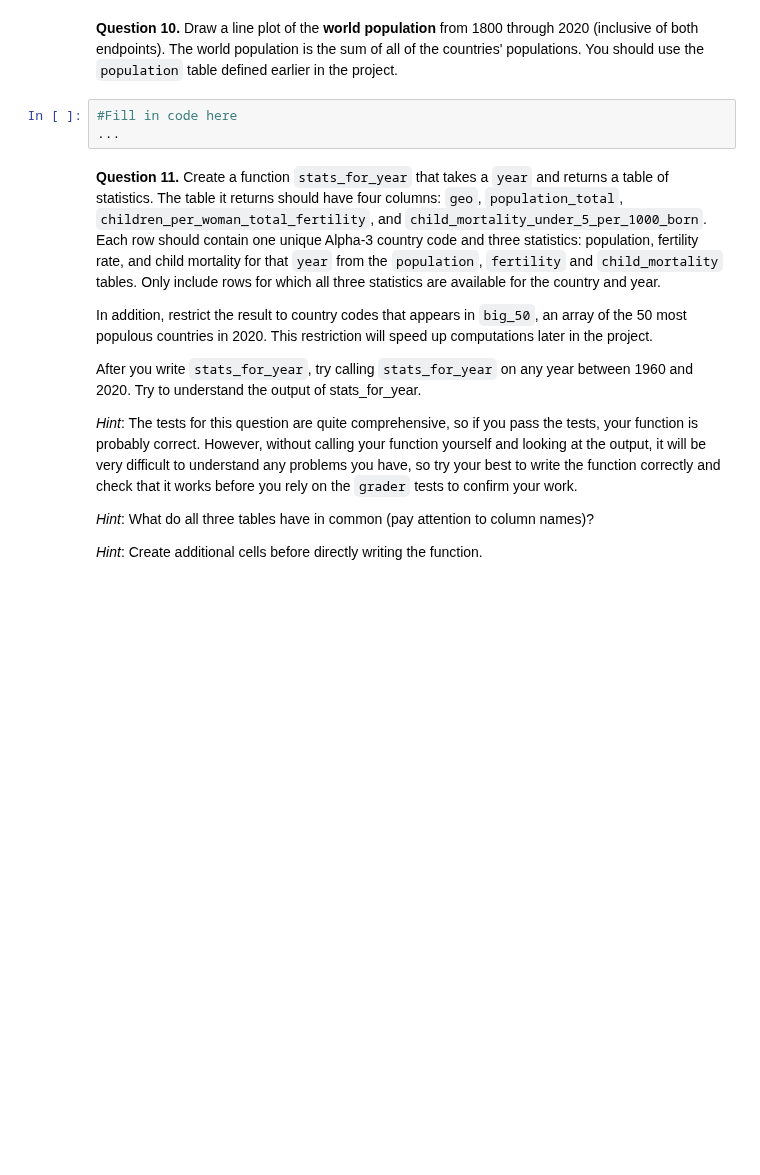
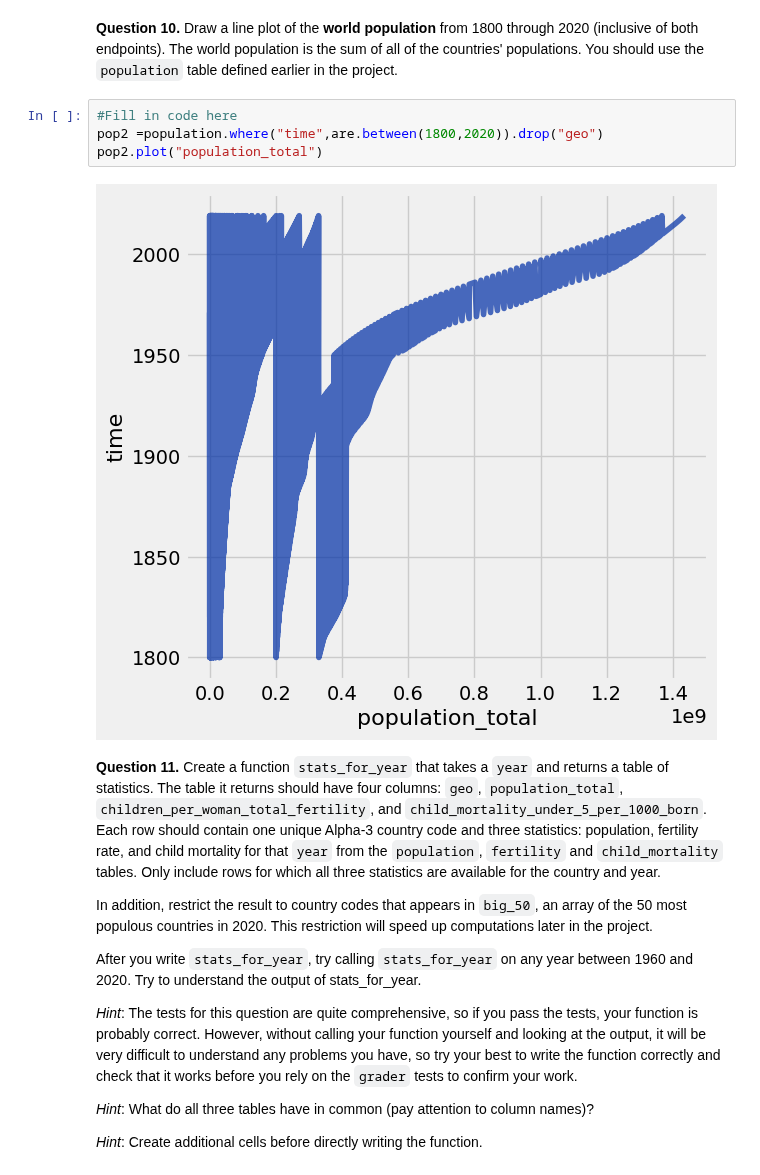
Before and after one commit to zeke5172-wq/Data-Analytics-class, a Jupyter notebook: project1/project1.ipynb, the cells around one changed output. Saved outputs shown, nothing was run; the diff lists cells and outputs as text; blank space fills up the shorter version.

```diff
--- a/project1/project1.ipynb
+++ b/project1/project1.ipynb
@@ -354,9 +423,12 @@ grader.check("q1_9")
 <!-- BEGIN QUESTION -->
 
 **Question 10.** Draw a line plot of the **world population** from 1800 through 2020 (inclusive of both endpoints). The world population is the sum of all of the countries' populations. You should use the `population` table defined earlier in the project.
-# %%
-#Fill in code here
-...
+# %%
+#Fill in code here
+pop2 =population.where("time",are.between(1800,2020)).drop("geo")
+pop2.plot("population_total")
+# %% [output]
+[figure, added]
 # %% [markdown]
 <!-- END QUESTION -->
 
```
Also changed, not shown: parts of 11 cells of this notebook, 1 other file.
